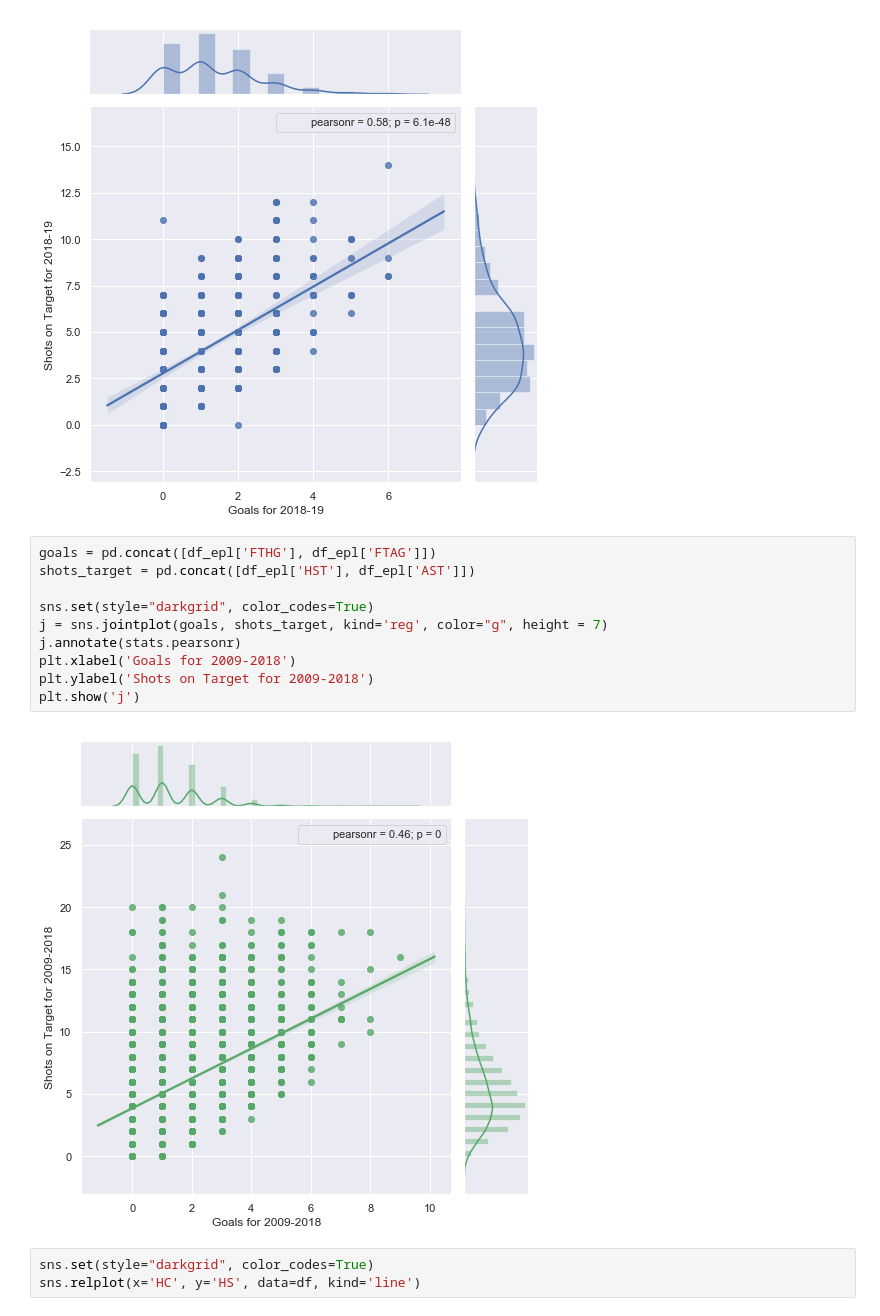
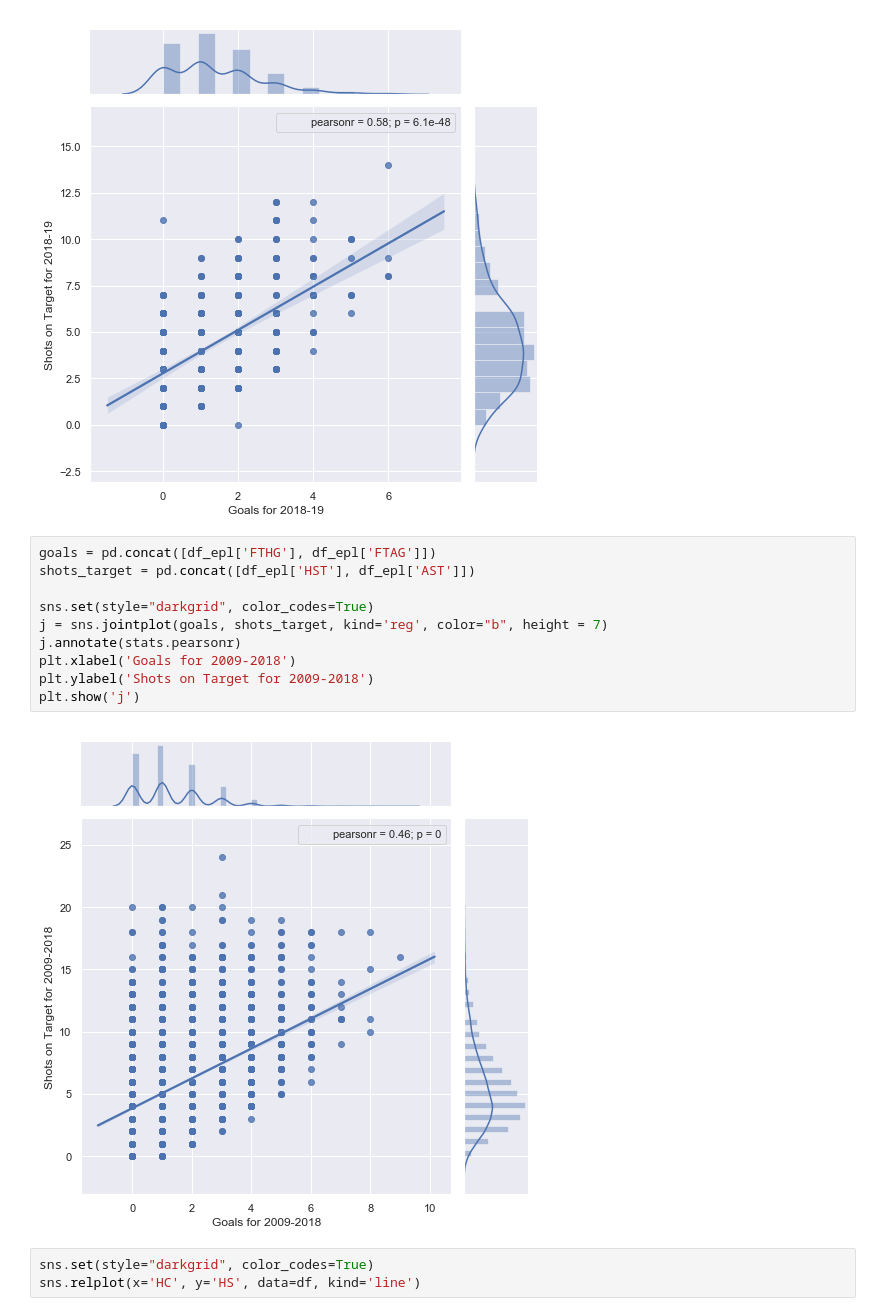
Before and after one commit to sarthakbatragatech/SoccerViz, a Jupyter notebook: SoccerViz.ipynb, the cells around one changed output. Drawn from its saved outputs; the diff is of its cells as text.

```diff
--- a/SoccerViz.ipynb
+++ b/SoccerViz.ipynb
@@ -196,15 +196,15 @@ plt.show('j')
 # %%
 goals = pd.concat([df_epl['FTHG'], df_epl['FTAG']])
 shots_target = pd.concat([df_epl['HST'], df_epl['AST']])
 
 sns.set(style="darkgrid", color_codes=True)
-j = sns.jointplot(goals, shots_target, kind='reg', color="g", height = 7)
+j = sns.jointplot(goals, shots_target, kind='reg', color="b", height = 7)
 j.annotate(stats.pearsonr)
 plt.xlabel('Goals for 2009-2018')
 plt.ylabel('Shots on Target for 2009-2018')
 plt.show('j')
 # %% [output]
-[figure, old version]
+[figure, new version]
 # %%
 sns.set(style="darkgrid", color_codes=True)
 sns.relplot(x='HC', y='HS', data=df, kind='line')
```
Also changed, not shown: parts of 6 cells of this notebook, 10 other files.
